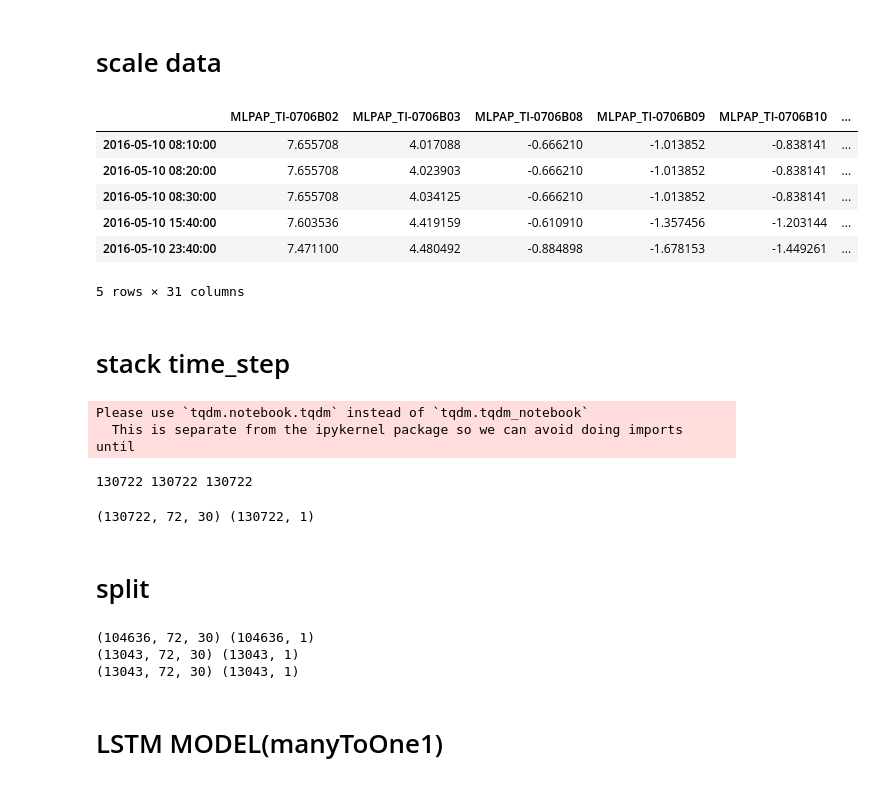
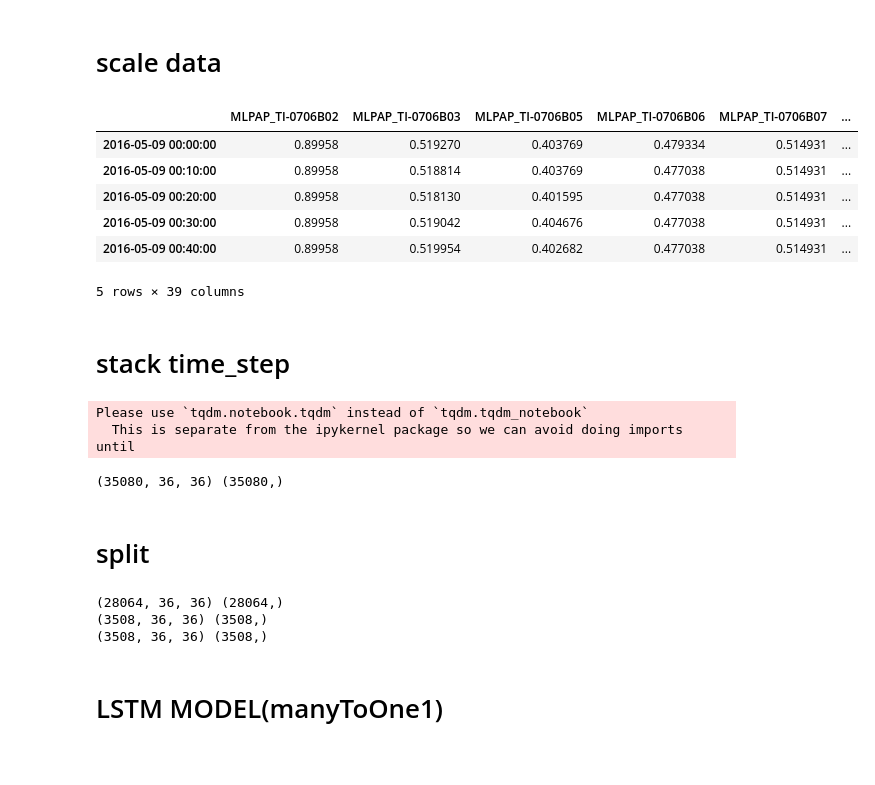
Before and after one commit to skywalker0803r/pa, a Jupyter notebook: LSTM.ipynb, the cells around one changed output. Saved outputs shown, nothing was run; the diff lists cells and outputs as text; code cells hidden in the pictures.

```diff
--- a/LSTM.ipynb
+++ b/LSTM.ipynb
@@ -27,7 +28,7 @@ import numpy as np
 import seaborn as sns
 from tqdm import tqdm_notebook as tqdm
 # %%
-df = pd.read_csv('train_FeatureSelected.csv',index_col = 0,parse_dates = True)
+df = pd.read_csv('./data/train_FeatureSelected(2016~2017).csv',index_col = 0,parse_dates = True)
 print(df.shape)
 df.head()
 # %% [output]
@@ -41,0 +45,7 @@ df.head()
+# %%
+tag_sheet = pd.read_excel('tag盤點表.xlsx')
+spec = tag_sheet[tag_sheet['TAG'].isin(df.columns.tolist())][['TAG','min','max']]
+spec = spec.set_index('TAG')
+spec.loc['DATA OF USE','min'] = 0
+spec.loc['DATA OF USE','max'] = np.inf
+spec
@@ -41,0 +73,13 @@ df.head()
+# %%
+def check_spec(df,spec):
+    df_col = list(df.columns)
+    spec_col = list(spec.index)
+    intersection = set(df_col) & set(spec_col)
+    df['over_range_num'] = 0
+    for col in tqdm(list(intersection)):
+        lb, ub = spec.loc[col,'min'], spec.loc[col,'max']
+        over_range = (df[col]<lb)|(df[col]>ub)
+        df.loc[over_range,'over_range_num'] += 1
+    return df
+# %%
+df = check_spec(df,spec)
@@ -42,23 +93,26 @@ df.head()
 # %% [markdown]
 # scale data
 # %%
-from sklearn.preprocessing import StandardScaler
+from sklearn.preprocessing import MinMaxScaler
 
-x_col = df.drop('target',axis=1).columns.tolist()
+x_col = df.drop(['target','target_over_range','over_range_num'],axis=1).columns.tolist()
 y_col = 'target'
+out = (df['target_over_range']==1)|(df['over_range_num']>0)
 
-sc = StandardScaler()
-df[x_col] = sc.fit_transform(df[x_col])
+mm = MinMaxScaler()
+mm.fit(df.loc[~out,x_col])
+
+df[x_col] = mm.transform(df[x_col])
 
 df.head()
 # %% [output]
-|  | MLPAP_TI-0706B02 | MLPAP_TI-0706B03 | MLPAP_TI-0706B08 | MLPAP_TI-0706B09 | MLPAP_TI-0706B10 | ... |
-| 2016-05-10 08:10:00 | 7.655708 | 4.017088 | -0.666210 | -1.013852 | -0.838141 | ... |
-| 2016-05-10 08:20:00 | 7.655708 | 4.023903 | -0.666210 | -1.013852 | -0.838141 | ... |
-| 2016-05-10 08:30:00 | 7.655708 | 4.034125 | -0.666210 | -1.013852 | -0.838141 | ... |
-| 2016-05-10 15:40:00 | 7.603536 | 4.419159 | -0.610910 | -1.357456 | -1.203144 | ... |
-| 2016-05-10 23:40:00 | 7.471100 | 4.480492 | -0.884898 | -1.678153 | -1.449261 | ... |
+|  | MLPAP_TI-0706B02 | MLPAP_TI-0706B03 | MLPAP_TI-0706B05 | MLPAP_TI-0706B06 | MLPAP_TI-0706B07 | ... |
+| 2016-05-09 00:00:00 | 0.89958 | 0.519270 | 0.403769 | 0.479334 | 0.514931 | ... |
+| 2016-05-09 00:10:00 | 0.89958 | 0.518814 | 0.403769 | 0.477038 | 0.514931 | ... |
+| 2016-05-09 00:20:00 | 0.89958 | 0.518130 | 0.401595 | 0.477038 | 0.514931 | ... |
+| 2016-05-09 00:30:00 | 0.89958 | 0.519042 | 0.404676 | 0.477038 | 0.514931 | ... |
+| 2016-05-09 00:40:00 | 0.89958 | 0.519954 | 0.402682 | 0.477038 | 0.514931 | ... |
-5 rows × 31 columns
+5 rows × 39 columns
 # %% [markdown]
 # stack time_step
 # %%
@@ -72,26 +133,18 @@ def train_windows(df, ref_day=6*6, predict_day=1):
 # %%
-X, y, i_lst = train_windows(df, ref_day=72, predict_day=1)
-print(len(X),len(y),len(i_lst))
+X, y = train_windows(df, ref_day=35)
+print(X.shape,y.shape)
 # %% [output]
 Please use `tqdm.notebook.tqdm` instead of `tqdm.tqdm_notebook`
   This is separate from the ipykernel package so we can avoid doing imports until
-130722 130722 130722
+(35080, 36, 36) (35080,)
-# %%
-print(X.shape,y.shape)
-# %% [output]
-(130722, 72, 30) (130722, 1)
 # %% [markdown]
 # split
 # %%
-y = pd.DataFrame(y,index=i_lst,columns=['y'])
-
-train_len = int(len(df)*0.8)
-
+train_len = int(len(X)*0.8)
 X_train,X_val_test = X[:train_len],X[train_len:]
 y_train,y_val_test = y[:train_len],y[train_len:]
 
 val_len = int(len(X_val_test)*0.5)
-
 X_val,X_test = X_val_test[:val_len],X_val_test[val_len:]
 y_val,y_test = y_val_test[:val_len],y_val_test[val_len:]
 
@@ -99,9 +152,9 @@ print(X_train.shape,y_train.shape)
 print(X_val.shape,y_val.shape)
 print(X_test.shape,y_test.shape)
 # %% [output]
-(104636, 72, 30) (104636, 1)
-(13043, 72, 30) (13043, 1)
-(13043, 72, 30) (13043, 1)
+(28064, 36, 36) (28064,)
+(3508, 36, 36) (3508,)
+(3508, 36, 36) (3508,)
 # %% [markdown]
 # LSTM MODEL(manyToOne1)
 # %%
```
Also changed, not shown: parts of 16 cells of this notebook, 2 other files.
